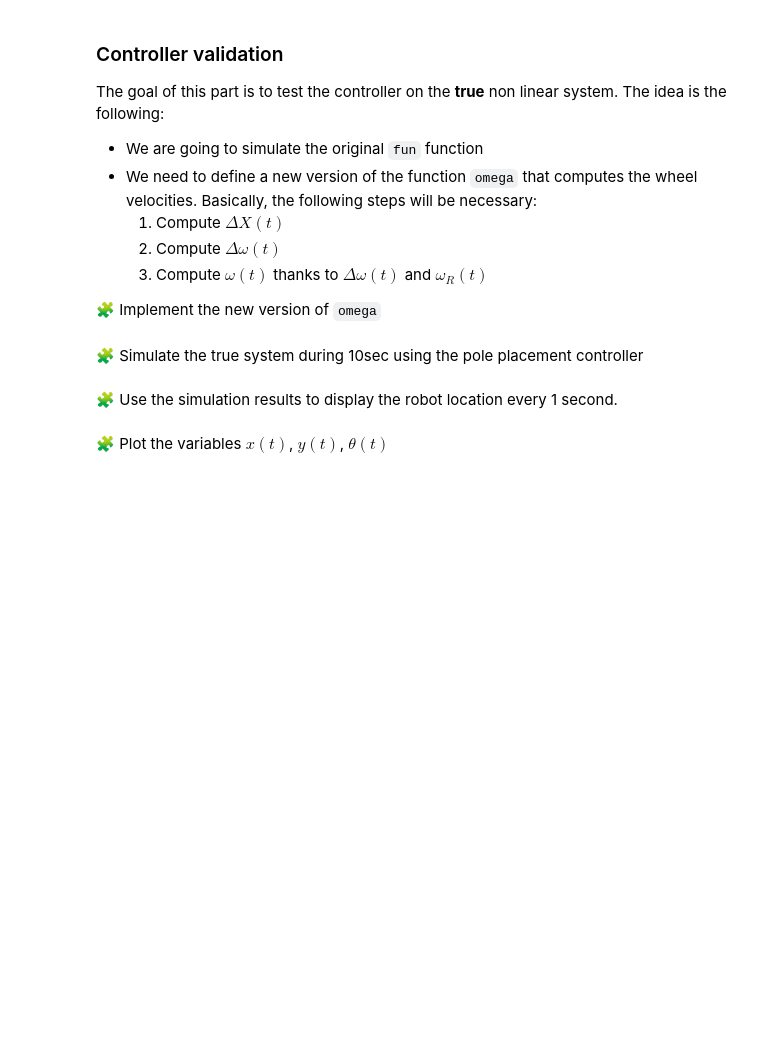
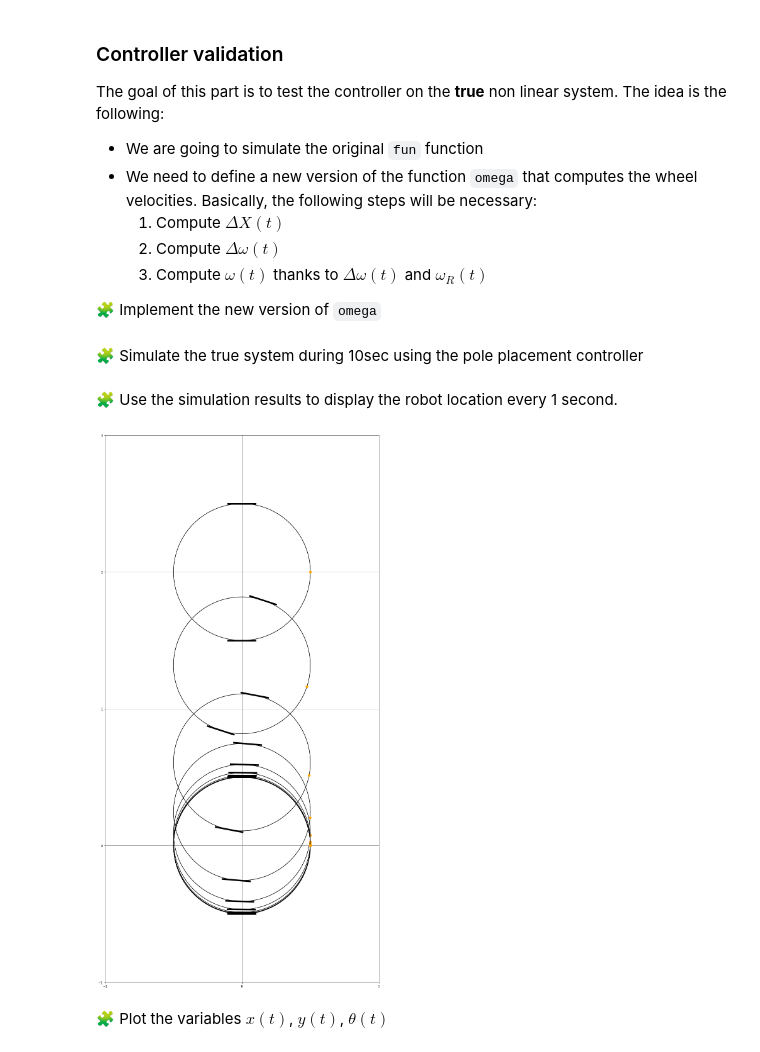
Before and after one commit to MarouaneBAZZAOUI0/control-engineering-with-python-project-2021-2022, a Jupyter notebook: Project - Step 3.ipynb, the cells around one changed output. Cells and saved outputs as stored; diff of their text form; code cells hidden in the pictures; blank space fills up the shorter version.

```diff
--- a/Project - Step 3.ipynb
+++ b/Project - Step 3.ipynb
@@ -743,2 +741,9 @@ pass
+# %%
+poles = [-1.2,-1.21,-1.22] # Strictly negative real part
+K = place_poles(A,B,poles).gain_matrix
+
+# Solver
+tf = 10
+r = solve_ivp(fun=lin_fun,t_span=[0,tf],y0=[0,2,0],dense_output=True, rtol=1e-6, atol=1e-12)
 # %% [markdown]
 🧩 Use the simulation results to display the robot location every 1 second.
@@ -747,2 +750,11 @@ pass
+# %%
+step = 1
+t = arange(0,tf+step,step)
+sol_t = r["sol"](t)
+draw_arena(-1, 1, -1, 3)
+for x, y, theta in sol_t.T:
+    draw_robot(x, y, theta)
+# %% [output]
+[figure, added]
 # %% [markdown]
 🧩 Plot the variables $x(t)$, $y(t)$, $\theta(t)$
```
Also changed, not shown: parts of 7 cells of this notebook.
